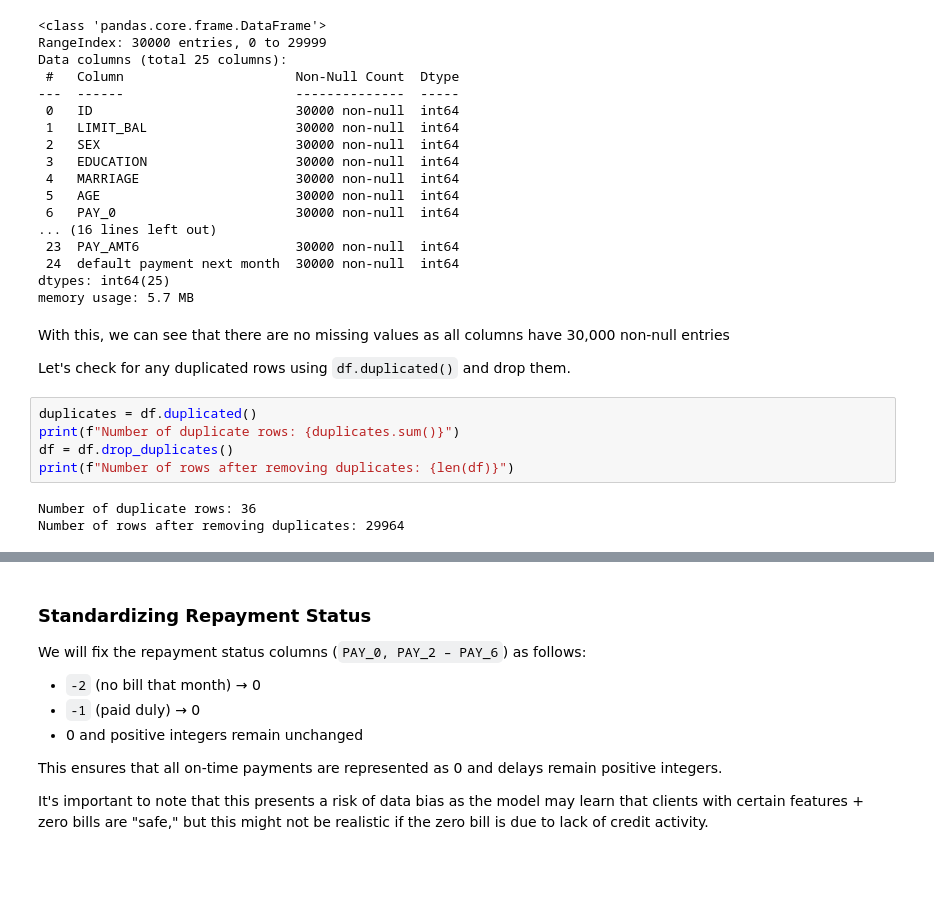
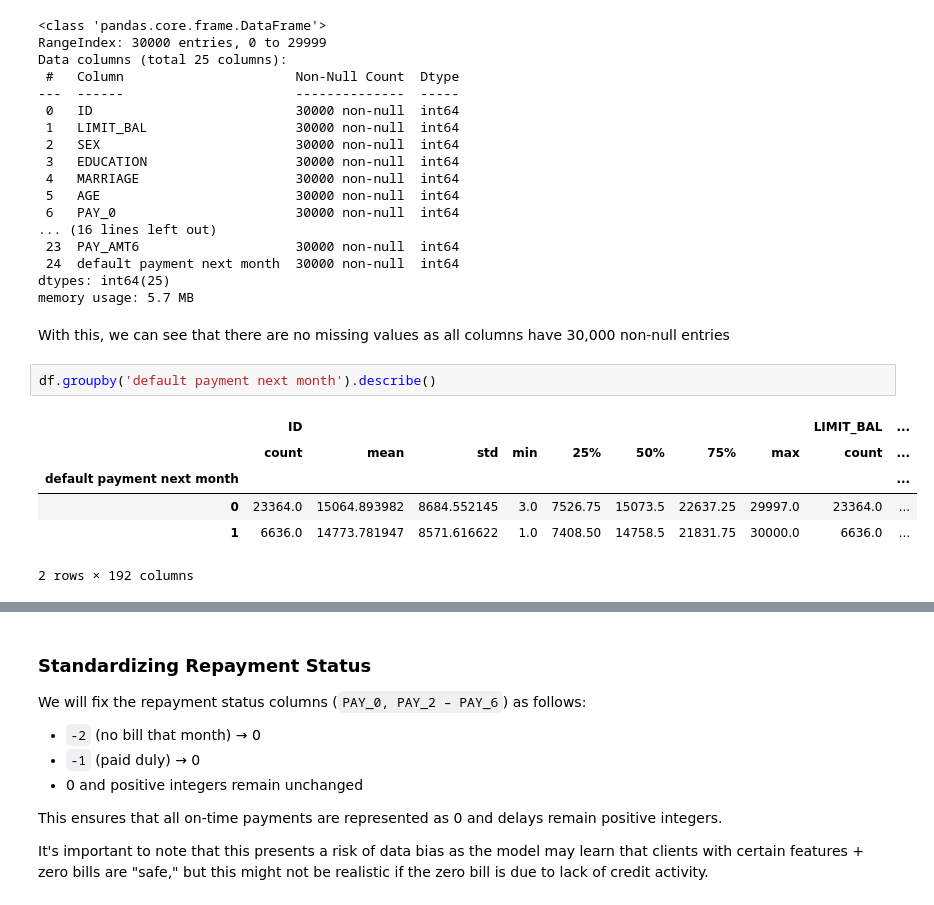
Before and after one commit to kelliekaw/credit-risk-prediction, a Jupyter notebook: credit_risk_prediction.ipynb, the cells around one changed output, grey strips where cells are left out. Saved outputs shown, nothing was run; the diff lists cells and outputs as text; blank space fills up the shorter version.

```diff
--- a/credit_risk_prediction.ipynb
+++ b/credit_risk_prediction.ipynb
@@ -149,13 +149,12 @@ dtypes: int64(25)
 memory usage: 5.7 MB
 # %% [markdown]
 With this, we can see that there are no missing values as all columns have 30,000 non-null entries
-
-Let's check for any duplicated rows using `df.duplicated()` and drop them.
-# %%
-duplicates = df.duplicated()
-print(f"Number of duplicate rows: {duplicates.sum()}")
-df = df.drop_duplicates()
-print(f"Number of rows after removing duplicates: {len(df)}")
-# %% [output]
-Number of duplicate rows: 36
-Number of rows after removing duplicates: 29964
+# %%
+df.groupby('default payment next month').describe()
+# %% [output]
+|  | ID |  |  |  |  |  |  |  | LIMIT_BAL | ... |
+|  | count | mean | std | min | 25% | 50% | 75% | max | count | ... |
+| default payment next month |  |  |  |  |  |  |  |  |  | ... |
+| 0 | 23364.0 | 15064.893982 | 8684.552145 | 3.0 | 7526.75 | 15073.5 | 22637.25 | 29997.0 | 23364.0 | ... |
+| 1 | 6636.0 | 14773.781947 | 8571.616622 | 1.0 | 7408.50 | 14758.5 | 21831.75 | 30000.0 | 6636.0 | ... |
+2 rows × 192 columns
```
Also changed, not shown: parts of 16 cells of this notebook.
